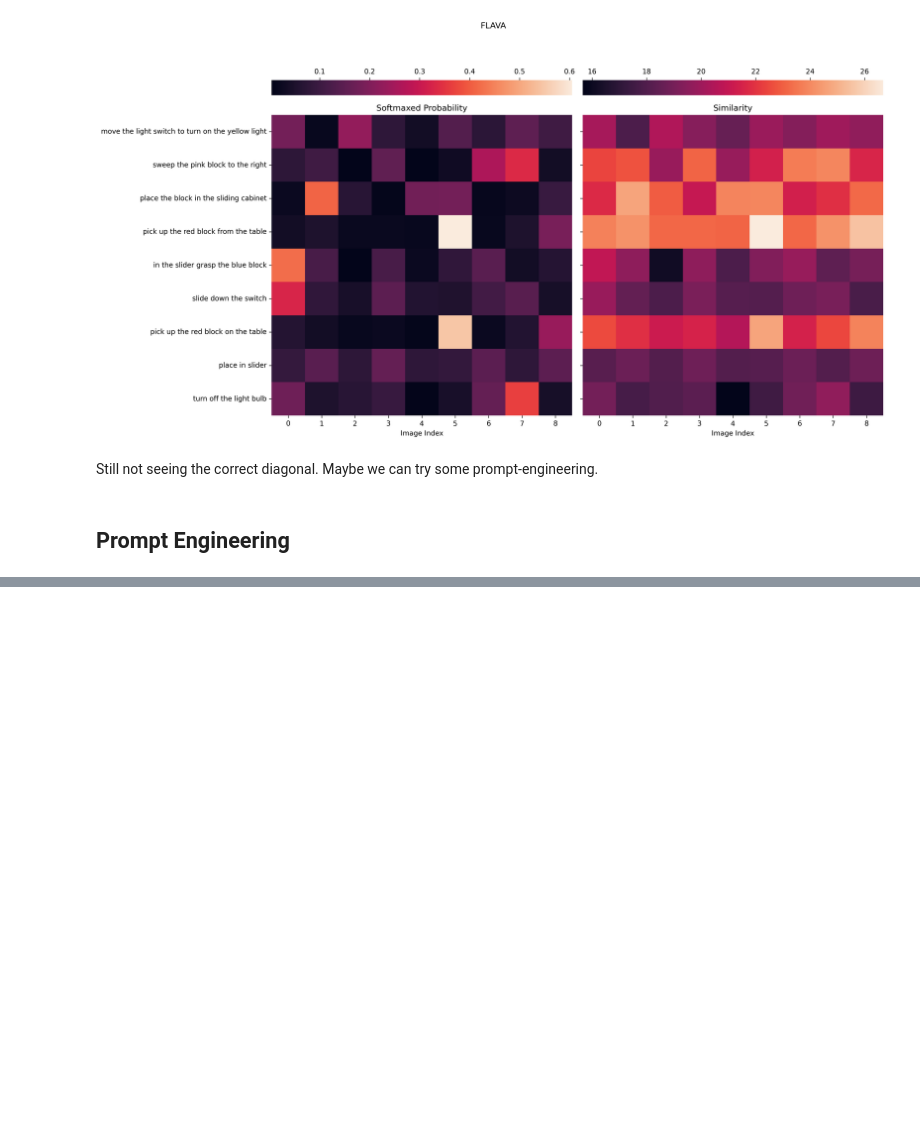
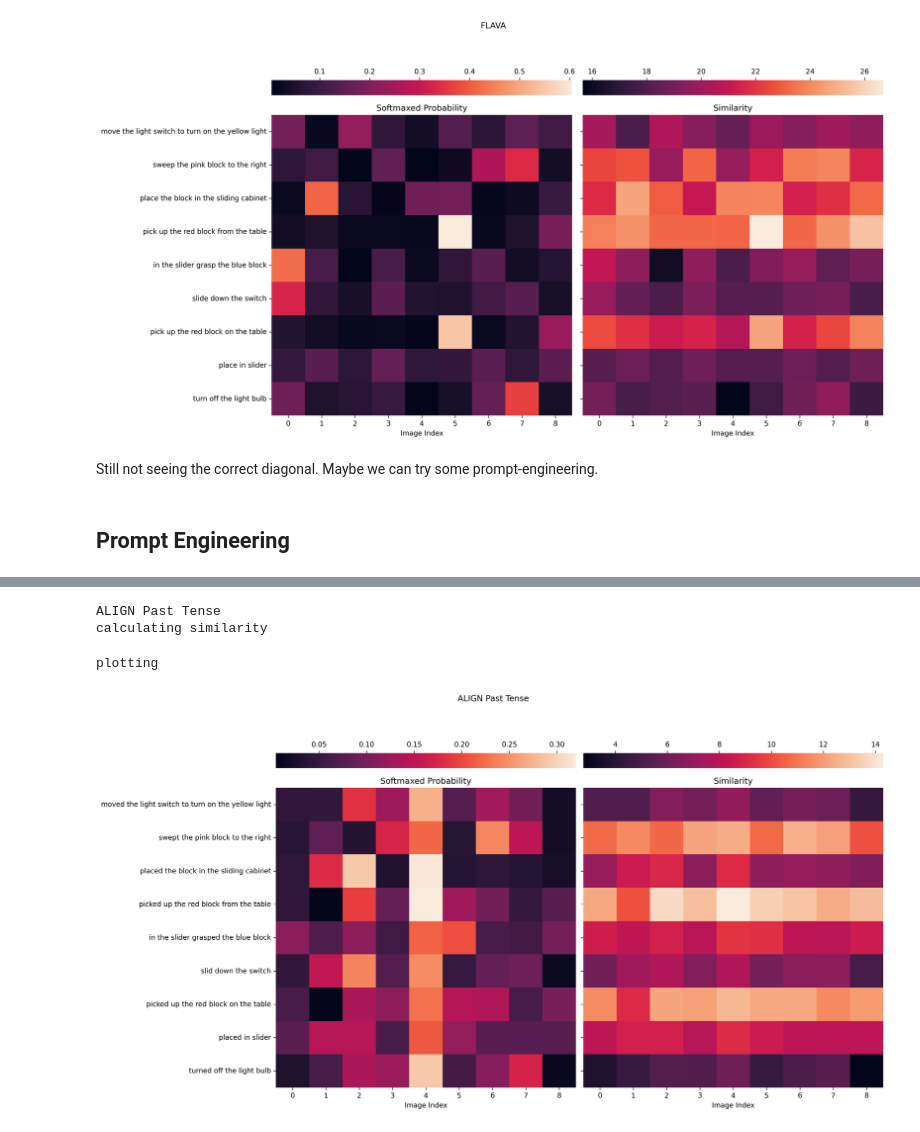
Before and after one commit to thesofakillers/nlgoals, a Jupyter notebook: notebooks/clip-sanity-check.ipynb, the cells around one changed output, grey strips where cells are left out. Saved outputs shown, nothing was run; the diff lists cells and outputs as text; code cells hidden in the pictures; blank space fills up the shorter version.

```diff
--- a/notebooks/clip-sanity-check.ipynb
+++ b/notebooks/clip-sanity-check.ipynb
@@ -224,0 +261,9 @@ Still not seeing the correct diagonal. Maybe we can try some prompt-engineering.
+# %%
+run_my_pipeline(
+    past_tense_lang_anns, images, align_processor, align_model, "ALIGN Past Tense"
+)
+# %% [output]
+ALIGN Past Tense
+calculating similarity
+plotting
+[figure, added]
```
Also changed, not shown: parts of 19 cells of this notebook.
